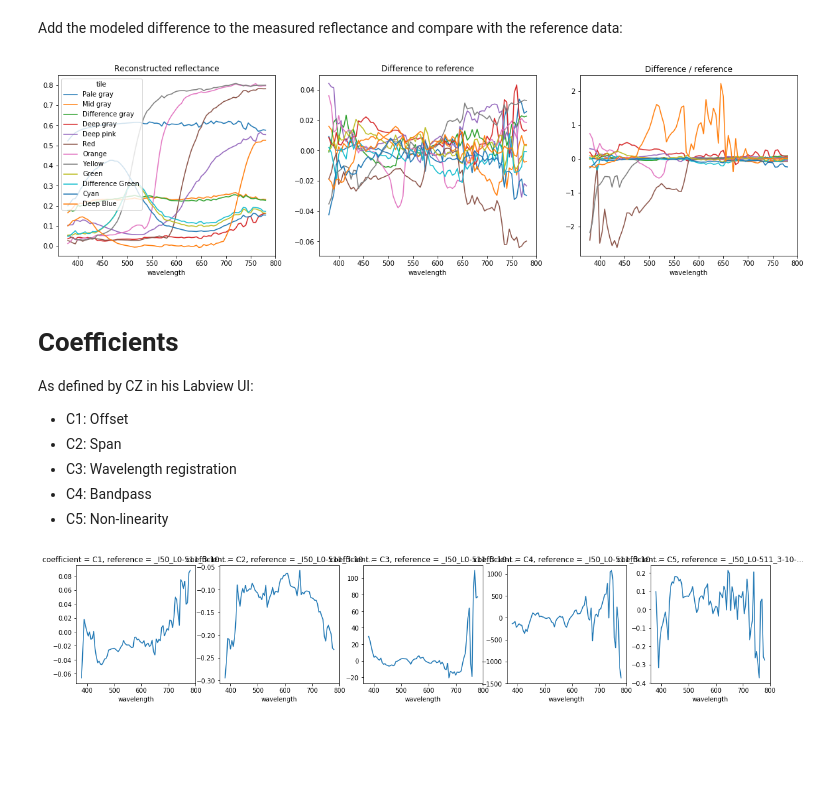
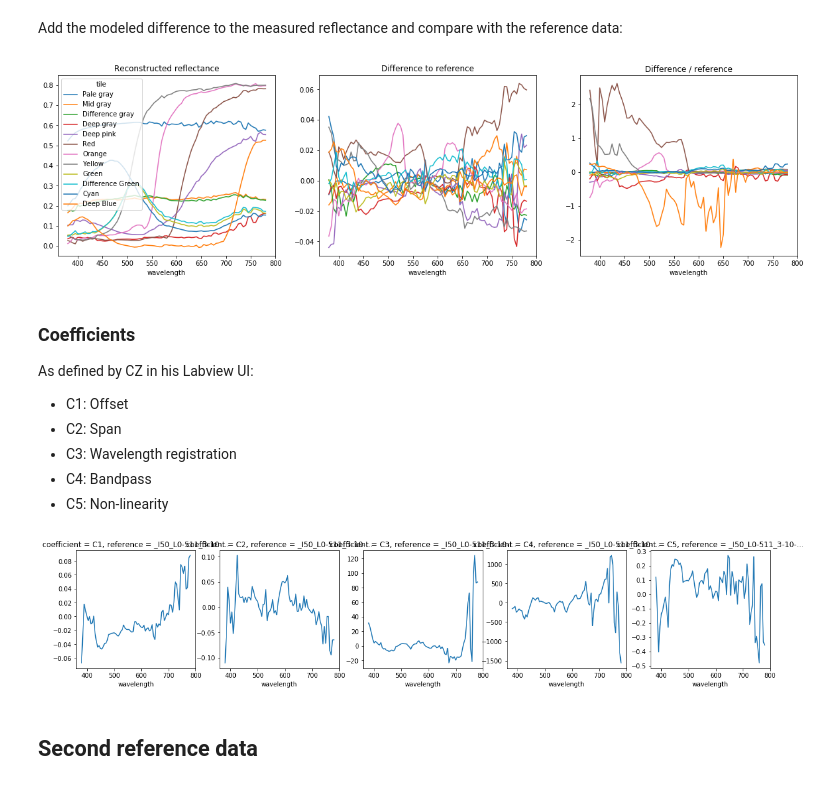
Before and after one commit to silmae/colortiles, a Jupyter notebook: Fit of measurement.ipynb, the cells around one changed output. Cells and saved outputs as stored; diff of their text form; code cells hidden in the pictures; blank space fills up the shorter version.

```diff
--- a/Fit of measurement.ipynb
+++ b/Fit of measurement.ipynb
@@ -29,11 +30,11 @@ Coordinates:
 # %% [markdown]
 Since the measured dataset contains quite a bit of extra data, it has to be cleaned up to match references
 # %%
-ds = xr.open_dataset('C:/Temp/data/reflectances_from_mean_dn.nc').drop('_I50_L0-511_3-10-2018_11.21.28_2_Mid', dim='filename')
+ds = xr.open_dataset('C:/Temp/data/reflectances_from_means.nc').drop('_I50_L0-511_3-10-2018_11.21.28_2_Mid', dim='filename')
 ds = ds.swap_dims({'band':'wavelength', 'filename':'tile'})
 ds['tile'] = ds['tile'].astype('U16')
 measured = ds.isel(
-    reference=1
+    reference=4
 ).where(
     (ds.distance=='near') & (ds.tile != 'None') & (ds.tile != 'White') & (ds.tile != 'Black'),
     drop=True
@@ -69,2 +72,2 @@ array([407.471664, 539.477383, 622.335896, 643.243884, 722.337684,
 # %%
-measured = measured.interp_like(reference, method='linear')
+measurement_to_fit = measured.interp_like(reference, method='linear') * PTFE_reflectance_factor_45_0()
@@ -106,19 +99,19 @@ from
 > Germer et. al., ''Spectrophotometry: Accurate Measurement of Optical Properties of Materials'',
 >vol.46, p.394
 # %%
-coefs = fit_dataarray(measured.interp_like(reference), reference)
+coefs = fit_dataarray(measurement_to_fit, reference)
 # %% [markdown]
 Add the modeled difference to the measured reflectance and compare with the reference data:
 # %%
-reconstruction = apply_model(measured, coefs)
+reconstruction = apply_model(measurement_to_fit, coefs)
 # %%
 fig, ax = plt.subplots(ncols=3, figsize=(20,5))
 reconstruction.plot.line(ax=ax[0], x='wavelength')
-(reference - reconstruction).plot.line(ax=ax[1], add_legend=False, x='wavelength')
-((reference - reconstruction)/reference).plot.line(ax=ax[2], add_legend=False, x='wavelength')
+(reconstruction - reference).plot.line(ax=ax[1], add_legend=False, x='wavelength')
+((reconstruction - reference)/reference).plot.line(ax=ax[2], add_legend=False, x='wavelength')
 ax[0].set_title('Reconstructed reflectance')
 ax[1].set_title('Difference to reference')
 ax[2].set_title('Difference / reference')
 plt.show()
 # %% [output]
-[figure, old version]
+[figure, new version]
@@ -125,5 +121,5 @@ plt.show()
 # %% [markdown]
-# Coefficients
+### Coefficients
 As defined by CZ in his Labview UI:
 
 - C1: Offset
@@ -137,4 +133,6 @@ for k, coef in enumerate(['C1', 'C2', 'C3', 'C4', 'C5']):
     coefs.sel(coefficient=coef).plot.line(x='wavelength', ax=ax[k])
 plt.show()
 # %% [output]
-[figure, old version]
+[figure, new version]
+# %% [markdown]
+## Second reference data
```
Also changed, not shown: parts of 14 cells of this notebook.
